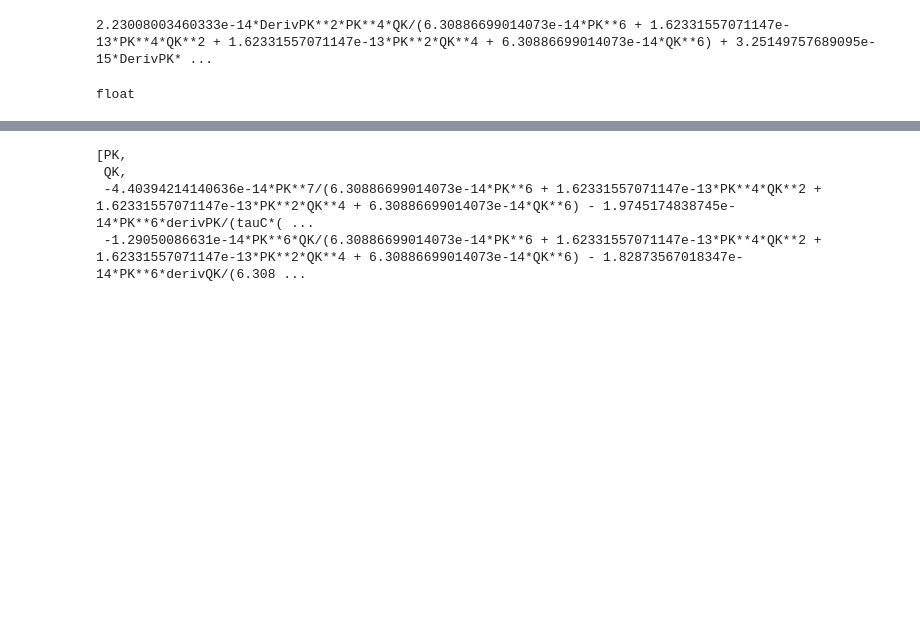
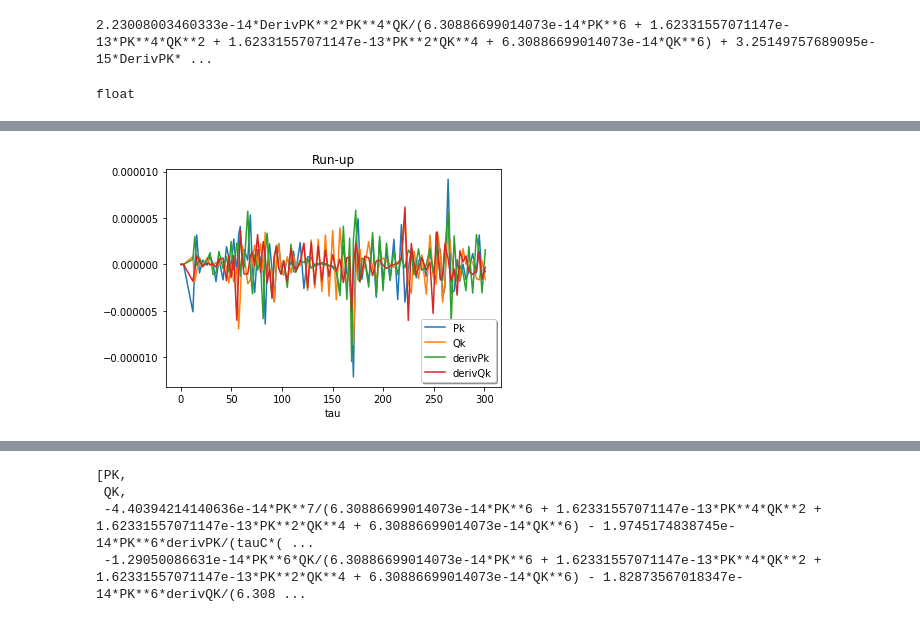
Before and after one commit to anacost/piez_USM, a Jupyter notebook: ODE_sympy.ipynb, the cells around one changed output, grey strips where cells are left out. Drawn from its saved outputs; the diff is of its cells as text; code cells hidden in the pictures; blank space fills up the shorter version.

Commit message:
solving ODE w/ solve_ivp

```diff
--- a/ODE_sympy.ipynb
+++ b/ODE_sympy.ipynb
@@ -271,0 +364,10 @@ import numpy
+# %%
+funcs=[sympy.lambdify((tau,PK,QK,DerivPK,DerivQK),DerivPK),sympy.lambdify((tau,PK,QK,DerivPK,DerivQK),DerivQK),sympy.lambdify((tau,PK,QK,DerivPK,DerivQK),solucdiff2pp,"numpy"),sympy.lambdify((tau,PK,QK,DerivPK,DerivQK),solucdiff2qq,"numpy")]
+print(funcs[0](0,0,0))
+def fun(tau,z):
+    PK,QK,DerivPK,DerivQK=z
+    xdot=[f(tau,PK,QK,DerivPK,DerivQK) for f in funcs]
+    return xdot
+y0 = [0,0.0000001,0.0000001, 0]
+print(type(sympy.lambdify((PK,QK,DerivPK,DerivQK),DerivPK)))
+print(type(sympy.lambdify((PK,QK,DerivPK,DerivQK),solucdiff2pp)))
@@ -272,4 +377,10 @@ import numpy
 # %%
-dydt = [PK, QK, solucdiff2pp, solucdiff2qq]
-y0 = [0,0.00001,0.00001, 0]  #initial conditions for pk, qk, Derivative(pk(tau),tau), Derivative(qk(tau),tau)
-tau = numpy.linspace(0,10,101) #a solution 101 evenly spaced samples in the interval 0 <= t <= 10
+funcs=[sympy.lambdify((tau,PK,QK,DerivPK,DerivQK),DerivPK),sympy.lambdify((tau,PK,QK,DerivPK,DerivQK),DerivQK),sympy.lambdify((tau,PK,QK,DerivPK,DerivQK),solucdiff2pp),sympy.lambdify((tau,PK,QK,DerivPK,DerivQK),solucdiff2qq)]
+
+def fun(tau,z):
+    PK,QK,DerivPK,DerivQK=z
+    xdot=[f(tau,PK,QK,DerivPK,DerivQK) for f in funcs]
+    return xdot
+y0 = [0.000000001,0.000000001,0, 0]  #initial conditions for pk, qk, Derivative(pk(tau),tau), Derivative(qk(tau),tau)
+#tau = numpy.linspace(0,10,101) #a solution 101 evenly spaced samples in the interval 0 <= t <= 10
+sol=scipy.integrate.solve_ivp(fun,[0,301],y0,dense_output=True)
@@ -279,0 +407,13 @@ error: The function and its Jacobian must be callable functions.
+# %%
+taut = numpy.linspace(0,10,301) #a solution 101 evenly spaced samples in the interval 0 <= t <= 10
+#print(sol.y)
+#print(sol.t)
+#
+soly=sol.y
+plt.plot(sol.t,soly.T)
+plt.xlabel("tau")
+plt.legend(["Pk","Qk","derivPk","derivQk"],shadow=True)
+plt.title("Run-up")
+plt.show()
+# %% [output]
+[figure, added]
```
Also changed, not shown: parts of 21 cells of this notebook.
